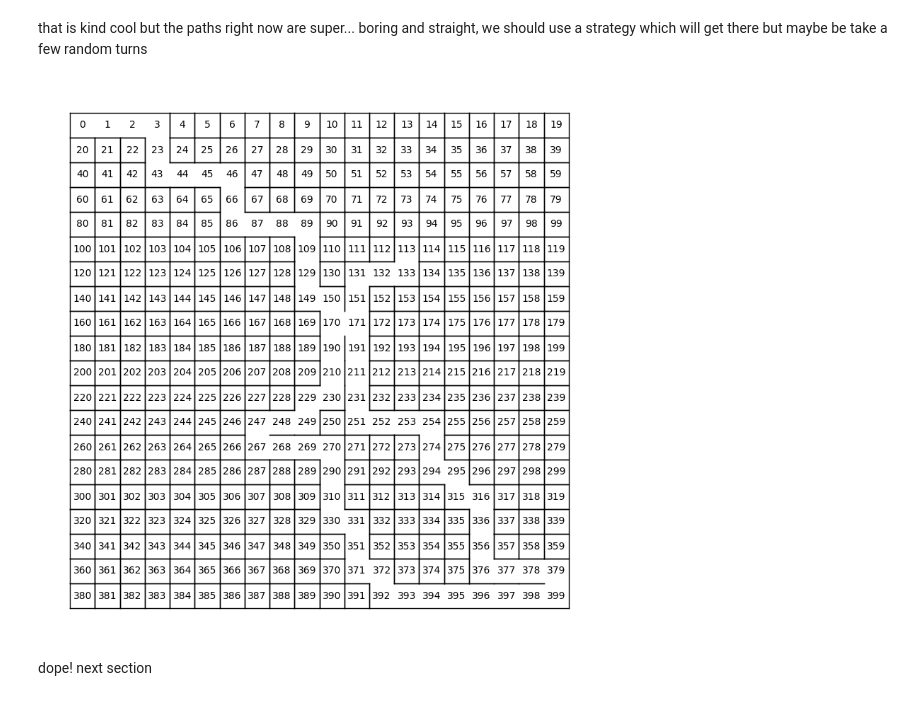
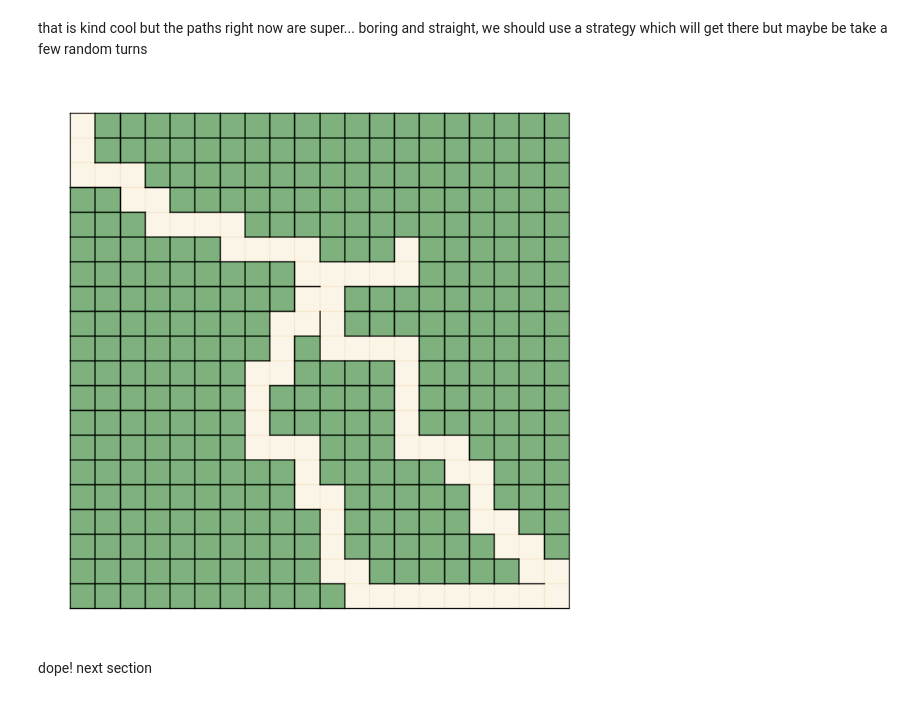
Before and after one commit to CarterMcClellan/llm-plays-pokemon, a Jupyter notebook: notebooks/Text Adventure.ipynb, the cells around one changed output. Cells and saved outputs as stored; diff of their text form; code cells hidden in the pictures.

```diff
--- a/notebooks/Text Adventure.ipynb
+++ b/notebooks/Text Adventure.ipynb
@@ -210,9 +275,9 @@ that is kind cool but the paths right now are super... boring and straight, we s
 # %%
 graph_generator = GraphGen(20, 20)
 adj_mat = graph_generator.constrained_maze([[0, 399], [269, 399], [113, 247], [247, 269]], wonky=True)
-graph_generator.plt_adj_mat(adj_mat, with_ids=True)
+graph_generator.plt_adj_mat(adj_mat, colorize=True)
 # %% [output]
-[figure, old version]
+[figure, new version]
 # %% [markdown]
 dope! next section
 # %% [markdown]
```
Also changed, not shown: parts of 5 cells of this notebook.
